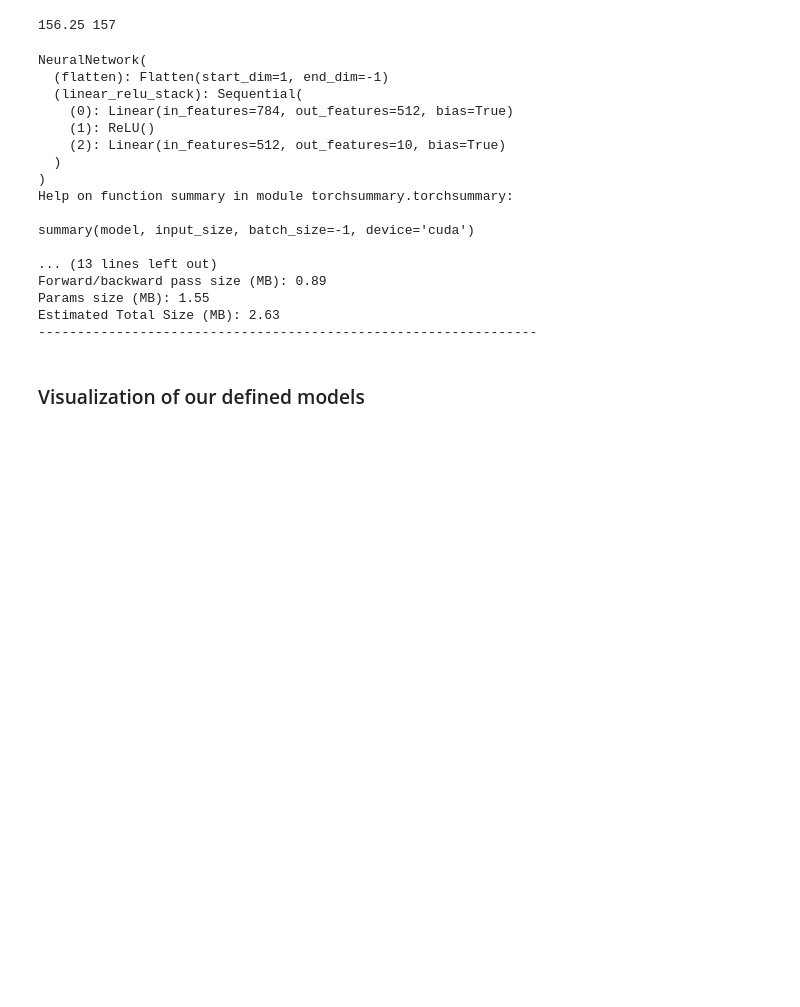
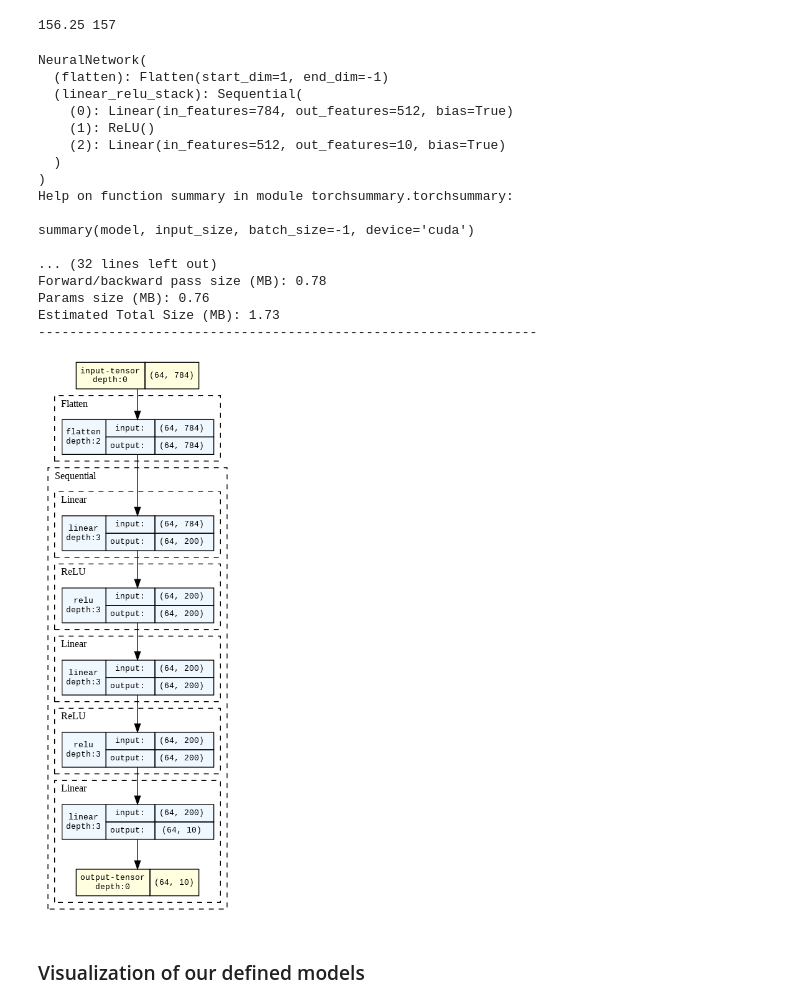
Before and after one commit to wai-ming-chan/fed_avg, a Jupyter notebook: sanityCheck_MNIST.ipynb, the cells around one changed output. Saved outputs shown, nothing was run; the diff lists cells and outputs as text; code cells hidden in the pictures; blank space fills up the shorter version.

```diff
--- a/sanityCheck_MNIST.ipynb
+++ b/sanityCheck_MNIST.ipynb
@@ -80,8 +99,9 @@ torch.Size([28, 28])
 # create a dataloader.
 ## A dataloader divides our data by a given batch_size and hands out each one to our model for training
 ## Our train_dataloader will have 64 images per batch, which makes a total of 157 batches.
-train_dataloader = DataLoader(training_data, batch_size=64)
-test_dataloader = DataLoader(test_data, batch_size=64)
+bs=64
+train_dataloader = DataLoader(training_data, batch_size=bs)
+test_dataloader = DataLoader(test_data, batch_size=bs)
 
 print(10000/64, len(test_dataloader))
 # %% [output]
@@ -96,39 +116,77 @@ class NeuralNetwork(nn.Module):
         self.linear_relu_stack = nn.Sequential(
             nn.Linear(28*28, 512),
             nn.ReLU(),
             nn.Linear(512, 10)
         )
 
     def forward(self, x):
         x = self.flatten(x)
         logits = self.linear_relu_stack(x)
         return logits
 
 # Feed our model into GPU now if there is one.
 model = NeuralNetwork().to(device)
-print(model)
+# print(model)
 
 from torchsummary import summary
 help(summary)
-summary(model, input_size=(1,784), batch_size=64)
+# summary(model, input_size=(1,784), batch_size=bs)
+
+
+# Model 1: 2NN
+class MNIST_2NN(nn.Module):
+    def __init__(self):
+        super().__init__()
+        self.flatten = nn.Flatten()
+        self.linear_relu_stack = nn.Sequential(
+            nn.Linear(28*28, 200),
+            nn.ReLU(),
+            nn.Linear(200, 200),
+            nn.ReLU(),
+            nn.Linear(200, 10)
+        )
+
+    def forward(self, x):
+        x = self.flatten(x)
+        logits = self.linear_relu_stack(x)
+        return logits
+
+
+model_2NN = MNIST_2NN().to(device)
+summary(model_2NN, input_size=(1,784), batch_size=bs)
+
+
+model_graph = draw_graph(
+  model_2NN,
+  input_size=(bs,784),
+  graph_name='my2NN',
+  hide_inner_tensors=True,
+  hide_module_functions=False,
+  expand_nested=True,
+  roll=True, # rolls recursive models
+  save_graph=True
+)
+model_graph.visual_graph
+#-----------------------------------------------------------------------
 # %% [output]
 NeuralNetwork(
   (flatten): Flatten(start_dim=1, end_dim=-1)
   (linear_relu_stack): Sequential(
     (0): Linear(in_features=784, out_features=512, bias=True)
     (1): ReLU()
     (2): Linear(in_features=512, out_features=10, bias=True)
   )
 )
 Help on function summary in module torchsummary.torchsummary:
 
 summary(model, input_size, batch_size=-1, device='cuda')
 
-... (13 lines left out)
-Forward/backward pass size (MB): 0.89
-Params size (MB): 1.55
-Estimated Total Size (MB): 2.63
+... (32 lines left out)
+Forward/backward pass size (MB): 0.78
+Params size (MB): 0.76
+Estimated Total Size (MB): 1.73
 ----------------------------------------------------------------
+[figure, added]
 # %% [markdown]
 ### Visualization of our defined models
 # %%
```
Also changed, not shown: parts of 6 cells of this notebook.
